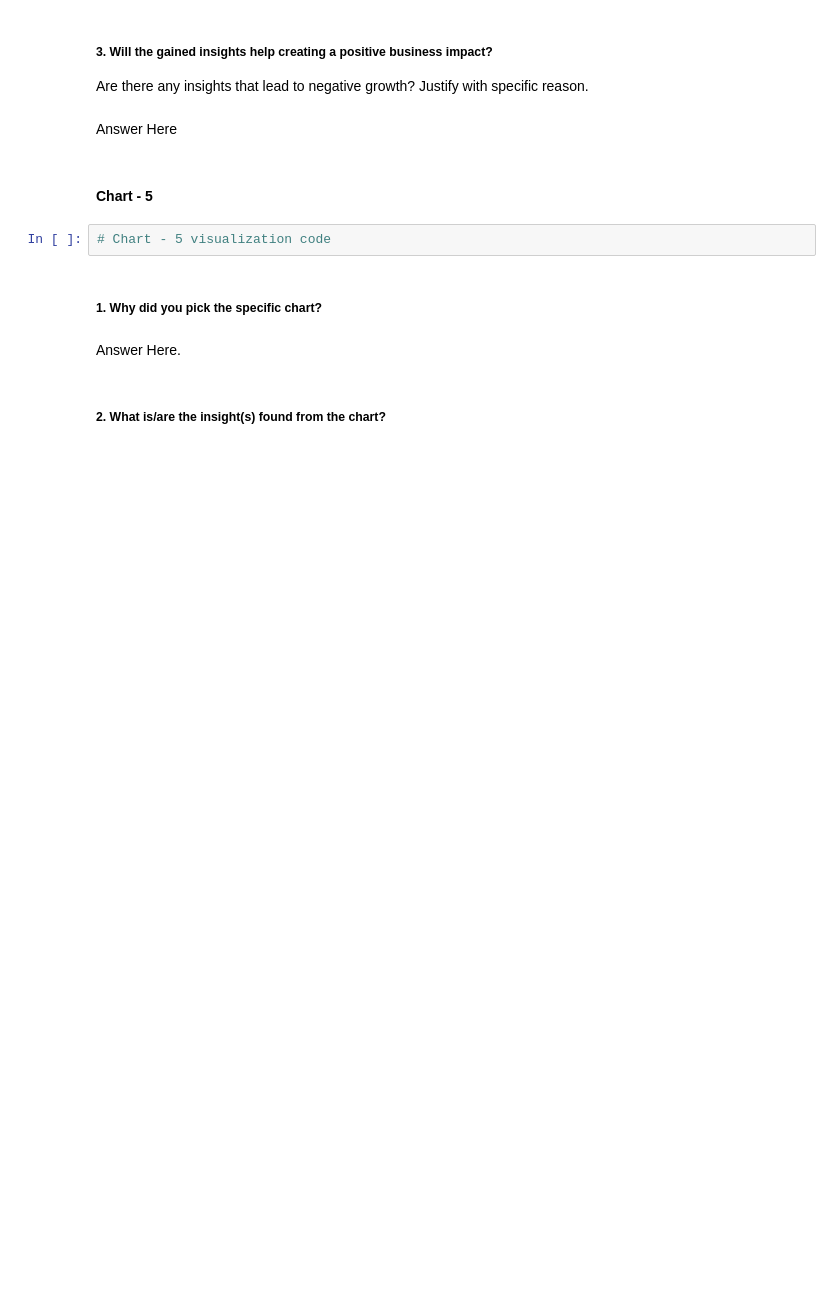
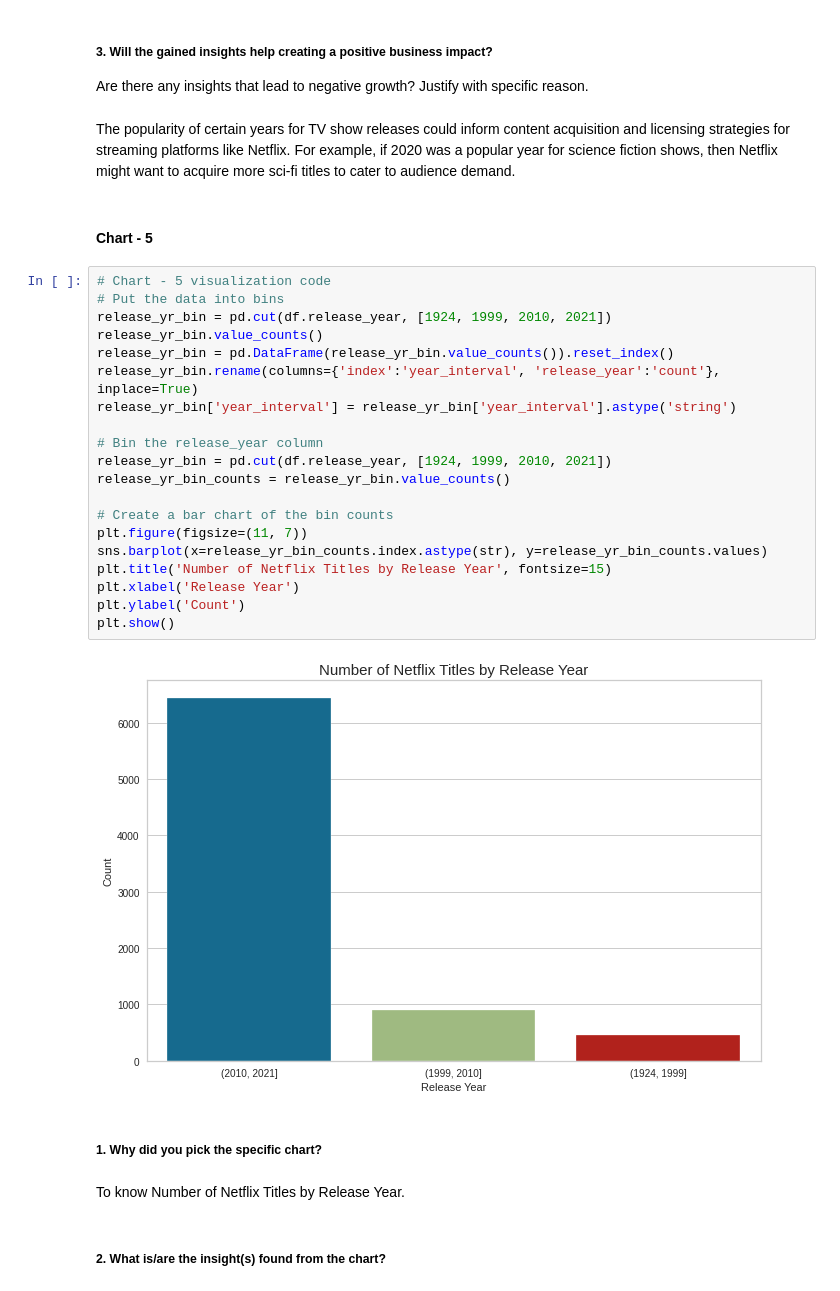
Before and after one commit to HKishanPatel/Netflix-Movies-and-TV-Shows-Clustering, a Jupyter notebook: Netflix_Movies_and_TV_Shows_Clustering.ipynb, the cells around one changed output. Cells and saved outputs as stored; diff of their text form; blank space fills up the shorter version.

```diff
--- a/Netflix_Movies_and_TV_Shows_Clustering.ipynb
+++ b/Netflix_Movies_and_TV_Shows_Clustering.ipynb
@@ -526,15 +557,35 @@ Answer Here
 # %% [markdown]
 ##### 3. Will the gained insights help creating a positive business impact?
 Are there any insights that lead to negative growth? Justify with specific reason.
-# %% [markdown]
-Answer Here
+# %% [markdown]
+The popularity of certain years for TV show releases could inform content acquisition and licensing strategies for streaming platforms like Netflix. For example, if 2020 was a popular year for science fiction shows, then Netflix might want to acquire more sci-fi titles to cater to audience demand.
 # %% [markdown]
 #### Chart - 5
-# %%
-# Chart - 5 visualization code
+# %%
+# Chart - 5 visualization code
+# Put the data into bins
+release_yr_bin = pd.cut(df.release_year, [1924, 1999, 2010, 2021])
+release_yr_bin.value_counts()
+release_yr_bin = pd.DataFrame(release_yr_bin.value_counts()).reset_index()
+release_yr_bin.rename(columns={'index':'year_interval', 'release_year':'count'}, inplace=True)
+release_yr_bin['year_interval'] = release_yr_bin['year_interval'].astype('string')
+
+# Bin the release_year column
+release_yr_bin = pd.cut(df.release_year, [1924, 1999, 2010, 2021])
+release_yr_bin_counts = release_yr_bin.value_counts()
+
+# Create a bar chart of the bin counts
+plt.figure(figsize=(11, 7))
+sns.barplot(x=release_yr_bin_counts.index.astype(str), y=release_yr_bin_counts.values)
+plt.title('Number of Netflix Titles by Release Year', fontsize=15)
+plt.xlabel('Release Year')
+plt.ylabel('Count')
+plt.show()
+# %% [output]
+[figure, added]
 # %% [markdown]
 ##### 1. Why did you pick the specific chart?
-# %% [markdown]
-Answer Here.
+# %% [markdown]
+To know Number of Netflix Titles by Release Year.
 # %% [markdown]
 ##### 2. What is/are the insight(s) found from the chart?
```
Also changed, not shown: parts of 29 cells of this notebook.
